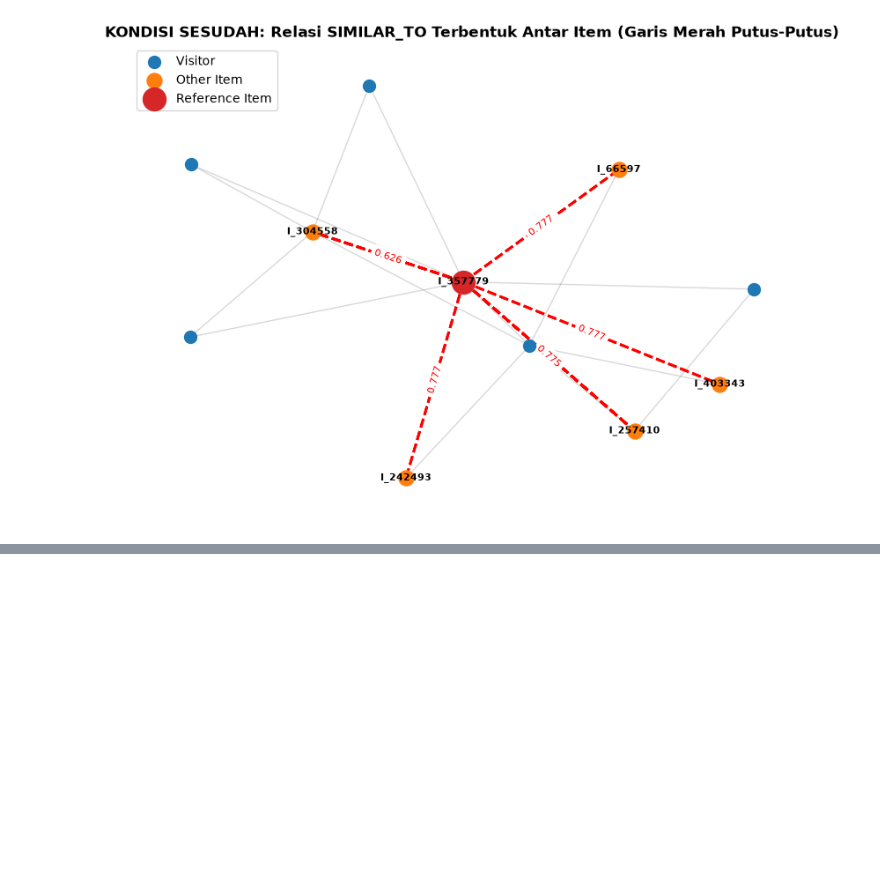
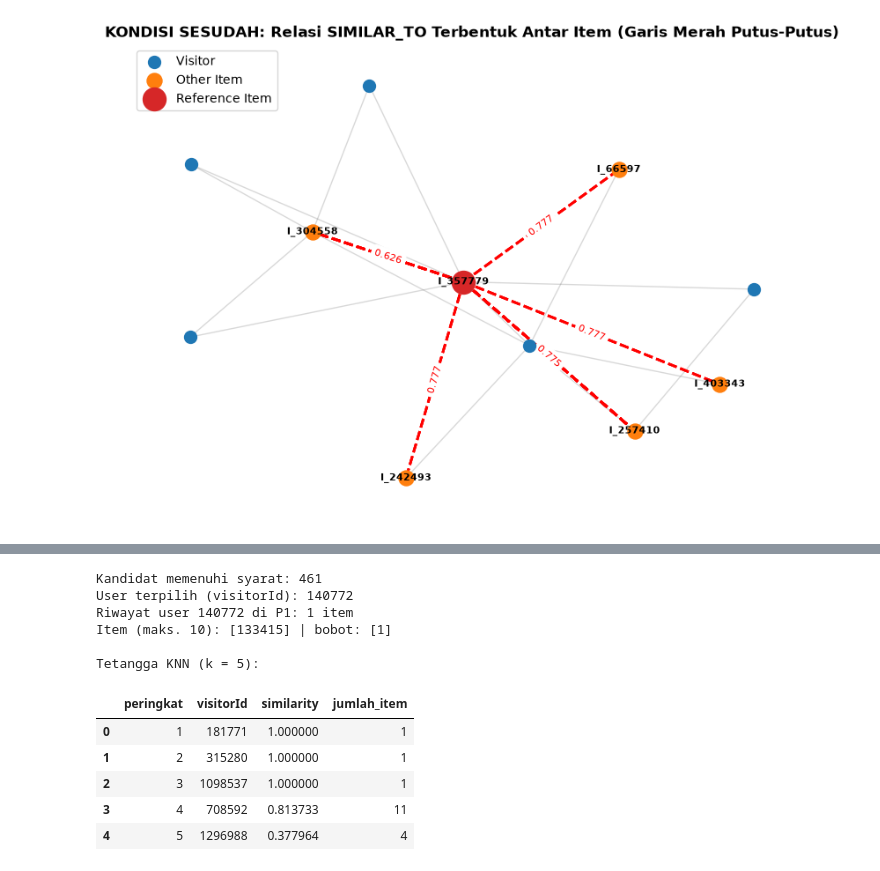
Before and after one commit to happ1el/UTS-SAINS-DATA-Elvira-Tiara-Suci, a Jupyter notebook: UTS_GSD.ipynb, the cells around one changed output, grey strips where cells are left out. Saved outputs shown, nothing was run; the diff lists cells and outputs as text; code cells hidden in the pictures; blank space fills up the shorter version.

```diff
--- a/UTS_GSD.ipynb
+++ b/UTS_GSD.ipynb
@@ -1114,12 +1062,0 @@ Jumlah interaksi user target  : 4
-# %%
-k = 5
-model_knn = NearestNeighbors(n_neighbors=k + 1, metric='cosine', algorithm='brute')
-model_knn.fit(M_filtered)
-
-distances, indices = model_knn.kneighbors(M_filtered[random_user_idx], n_neighbors=k + 1)
-
-neighbor_indices = indices[0][1:]
-neighbor_distances = distances[0][1:]
-
-print(f"\nIndeks 5 Tetangga Terdekat : {neighbor_indices}")
-print(f"Jarak Cosine Tetangga      : {np.round(neighbor_distances, 4)}")
@@ -1219,0 +1112,38 @@ Interpretasi: setidaknya satu item yang direkomendasikan benar-benar diakses/dis
+# %%
+p2_items = p2.groupby("visitorid")["itemid"].apply(lambda s: set(s.astype(int)))
+
+kandidat = []
+for u in sorted(int(x) for x in u_ids if int(x) in p2_items.index):
+    p1_items = set(i_ids[M[uid2row[u]].indices].astype(int))
+    if not (p2_items[u] - p1_items):
+        continue
+    _, rek = rekomendasi_knn(u)
+    if len(rek) == N_REKOM:
+        kandidat.append(u)
+
+print("Kandidat memenuhi syarat:", len(kandidat))
+
+rng = np.random.default_rng(SEED)
+user_terpilih = int(rng.choice(np.array(kandidat)))
+print("User terpilih (visitorId):", user_terpilih)
+
+df_nbr, df_rek = rekomendasi_knn(user_terpilih)
+
+riwayat = M[uid2row[user_terpilih]]
+print(f"Riwayat user {user_terpilih} di P1: {riwayat.nnz} item")
+print("Item (maks. 10):", i_ids[riwayat.indices[:10]].tolist(), "| bobot:", riwayat.data[:10].tolist())
+print(f"\nTetangga KNN (k = {K}):")
+display(df_nbr)
+# %% [output]
+Kandidat memenuhi syarat: 461
+User terpilih (visitorId): 140772
+Riwayat user 140772 di P1: 1 item
+Item (maks. 10): [133415] | bobot: [1]
+
+Tetangga KNN (k = 5):
+|  | peringkat | visitorId | similarity | jumlah_item |
+| 0 | 1 | 181771 | 1.000000 | 1 |
+| 1 | 2 | 315280 | 1.000000 | 1 |
+| 2 | 3 | 1098537 | 1.000000 | 1 |
+| 3 | 4 | 708592 | 0.813733 | 11 |
+| 4 | 5 | 1296988 | 0.377964 | 4 |
```
Also changed, not shown: parts of 25 cells of this notebook, 1 other file.
